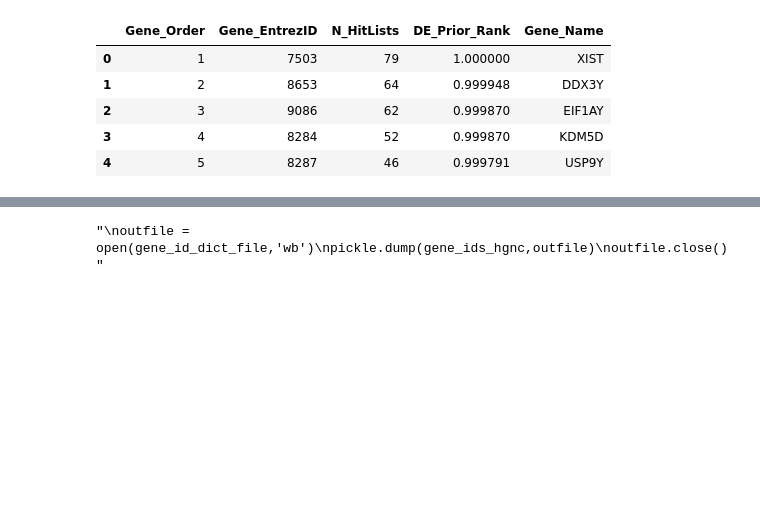
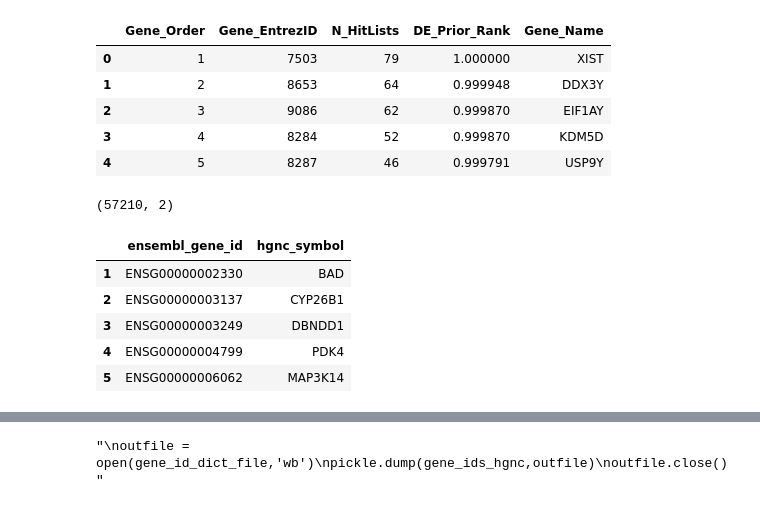
Before and after one commit to greenelab/simulate-expression-compendia, a Jupyter notebook: Rank_pathways/1_process_data.ipynb, the cells around one changed output, grey strips where cells are left out. Cells and saved outputs as stored; diff of their text form; code cells hidden in the pictures; blank space fills up the shorter version.

```diff
--- a/Rank_pathways/1_process_data.ipynb
+++ b/Rank_pathways/1_process_data.ipynb
@@ -128,0 +148,18 @@ gene_id_mapping = pd.read_csv(
+# %%
+# Read gene id mapping
+gene_id_mapping = pd.read_csv(
+        gene_id_file,
+        header=0,
+        sep='\t',
+        index_col=0)
+
+print(gene_id_mapping.shape)
+gene_id_mapping.head()
+# %% [output]
+(57210, 2)
+|  | ensembl_gene_id | hgnc_symbol |
+| 1 | ENSG00000002330 | BAD |
+| 2 | ENSG00000003137 | CYP26B1 |
+| 3 | ENSG00000003249 | DBNDD1 |
+| 4 | ENSG00000004799 | PDK4 |
+| 5 | ENSG00000006062 | MAP3K14 |
```
Also changed, not shown: parts of 18 cells of this notebook, 2 other files.
